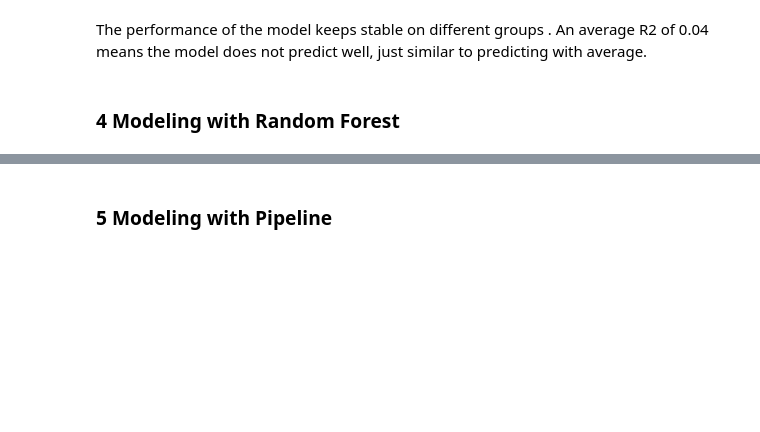
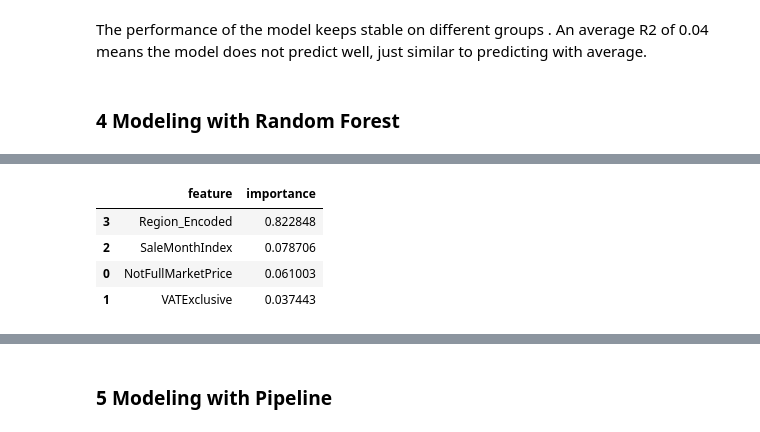
Before and after one commit to wuxiaoli-ucd/Data-Analytics, a Jupyter notebook: Modeling.ipynb, the cells around one changed output, grey strips where cells are left out. Drawn from its saved outputs; the diff is of its cells as text; code cells hidden in the pictures; blank space fills up the shorter version.

Commit message:
add the random forest

```diff
--- a/Modeling.ipynb
+++ b/Modeling.ipynb
@@ -339,4 +339,94 @@ The performance of the model keeps stable on different groups . An average R2 of
 # %% [markdown]
 ### 4 Modeling with Random Forest
 # %%
-# code here
+from sklearn.ensemble import RandomForestRegressor
+
+print("Random Forest")
+
+# Store evaluation results for each fold
+errors = {
+    'MAE': [],
+    'RMSE': [],
+    'R2': []
+}
+
+# Store feature importance from each fold
+rf_feature_importances = []
+
+# Loop through each time-based fold
+for fold in folds:
+    print('=' * 70)
+    print(fold['info'])
+
+    # Get training and validation data for this fold
+    X_train = fold['X_train']
+    y_train_log = fold['y_train_log']
+    X_val = fold['X_val']
+    y_val_original = fold['y_val_original']
+
+    # Build Random Forest model
+    # n_estimators: number of trees
+    # max_depth: maximum depth of each tree
+    # min_samples_split / min_samples_leaf: help reduce overfitting
+    rf_model = RandomForestRegressor(
+        n_estimators=200,
+        max_depth=10,
+        min_samples_split=10,
+        min_samples_leaf=5,
+        random_state=42,
+        n_jobs=-1
+    )
+
+    # Train model using log-transformed target
+    rf_model.fit(X_train, y_train_log)
+
+    # Predict log_price on validation set
+    pred_log = rf_model.predict(X_val)
+
+    # Convert predicted log_price back to original price
+    # Use expm1 because log_price was likely created by np.log1p(price)
+    pred_original = np.expm1(pred_log)
+
+    # Evaluate predictions against original price
+    mae, rmse, r2 = getMetrics(y_val_original, pred_original)
+
+    # Save fold metrics
+    errors['MAE'].append(mae)
+    errors['RMSE'].append(rmse)
+    errors['R2'].append(r2)
+
+    # Save feature importance for this fold
+    rf_feature_importances.append(rf_model.feature_importances_)
+
+# Print metrics from all folds
+print('MAE:', errors['MAE'])
+print('RMSE:', errors['RMSE'])
+print('R2:', errors['R2'])
+
+# Calculate average metrics across all folds
+mean_mae = sum(errors['MAE']) / len(errors['MAE'])
+mean_rmse = sum(errors['RMSE']) / len(errors['RMSE'])
+mean_r2 = sum(errors['R2']) / len(errors['R2'])
+
+# Save final averaged result into results list
+results.append({
+    'model': 'Random Forest',
+    'MAE': mean_mae,
+    'RMSE': mean_rmse,
+    'R2': mean_r2
+})
+
+print("\nAverage Random Forest Performance:")
+print(results[-1])
+
+# Calculate average feature importance across all folds
+mean_importance = np.mean(rf_feature_importances, axis=0)
+
+rf_importance_df = pd.DataFrame({
+    'feature': features,
+    'importance': mean_importance
+}).sort_values('importance', ascending=False)
+
+print("\nAverage Feature Importance (Random Forest):")
+display(rf_importance_df)
+# %% [output]
@@ -342,0 +450,5 @@ The performance of the model keeps stable on different groups . An average R2 of
+|  | feature | importance |
+| 3 | Region_Encoded | 0.822848 |
+| 2 | SaleMonthIndex | 0.078706 |
+| 0 | NotFullMarketPrice | 0.061003 |
+| 1 | VATExclusive | 0.037443 |
```
Also changed, not shown: parts of 4 cells of this notebook.
